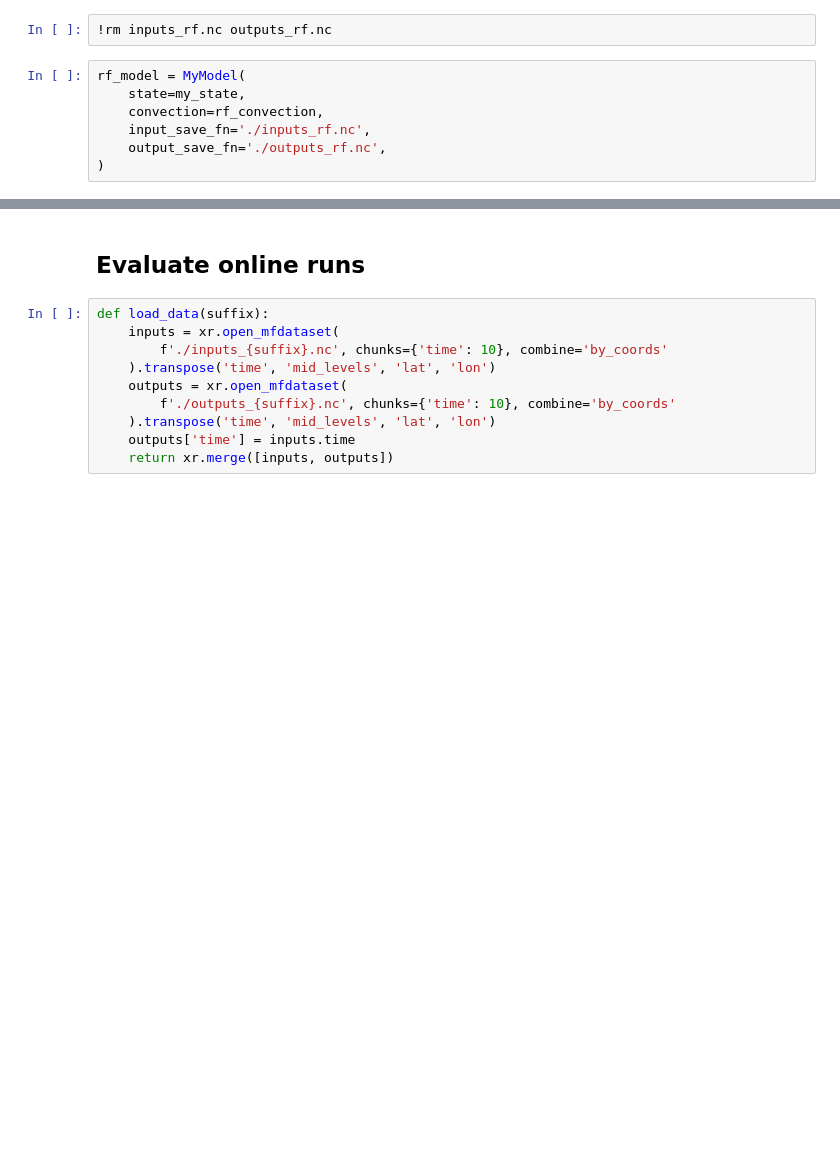
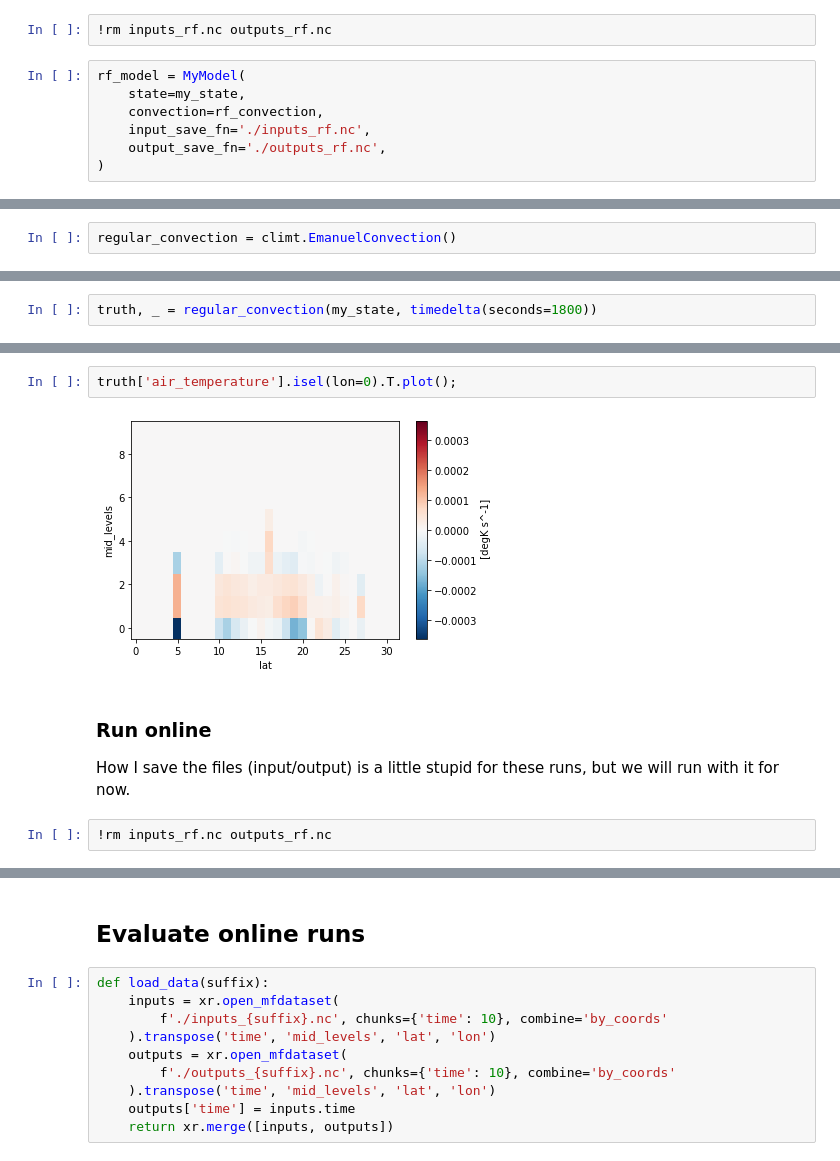
Before and after one commit to raspstephan/CliMT-ML, a Jupyter notebook: 3.0-Run-ML-models-online.ipynb, the cells around one changed output, grey strips where cells are left out. Drawn from its saved outputs; the diff is of its cells as text; blank space fills up the shorter version.

```diff
--- a/3.0-Run-ML-models-online.ipynb
+++ b/3.0-Run-ML-models-online.ipynb
@@ -262,0 +272,2 @@ rf_model.iterate(48*180)
+# %%
+regular_convection = climt.EmanuelConvection()
@@ -262,0 +282,2 @@ rf_model.iterate(48*180)
+# %%
+truth, _ = regular_convection(my_state, timedelta(seconds=1800))
@@ -262,0 +288,10 @@ rf_model.iterate(48*180)
+# %%
+truth['air_temperature'].isel(lon=0).T.plot();
+# %% [output]
+[figure, added]
+# %% [markdown]
+### Run online
+
+How I save the files (input/output) is a little stupid for these runs, but we will run with it for now.
+# %%
+!rm inputs_rf.nc outputs_rf.nc
```
Also changed, not shown: parts of 12 cells of this notebook, 2 other files.
